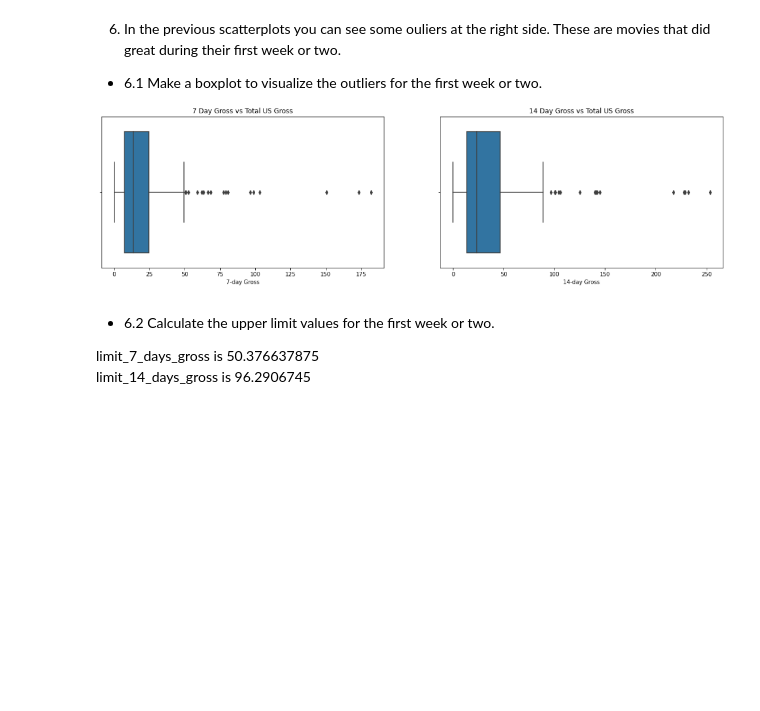
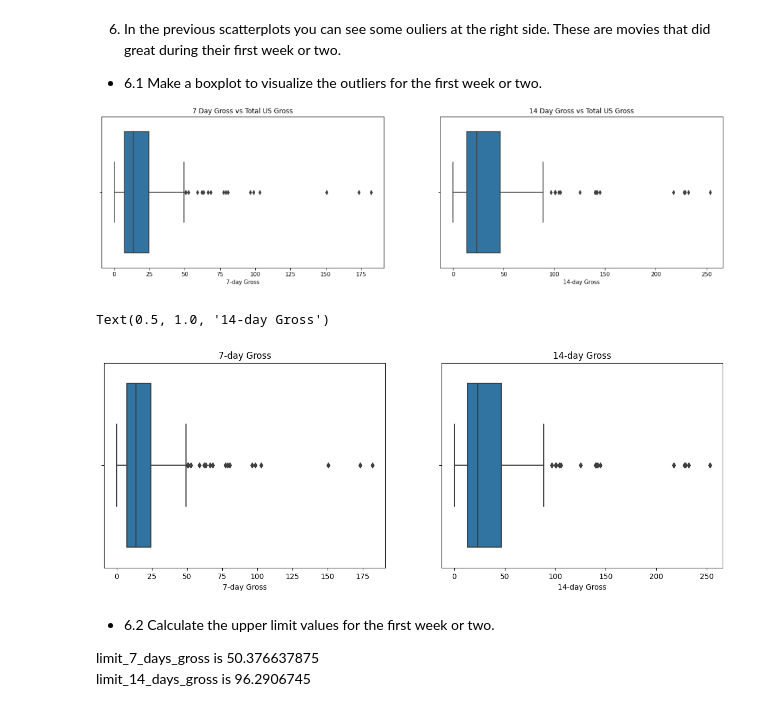
Before and after one commit to Bataklik/Data-Science-_-AI, a Jupyter notebook: 6-bivariate-quant/labs-regression.ipynb, the cells around one changed output. Cells and saved outputs as stored; diff of their text form; code cells hidden in the pictures; blank space fills up the shorter version.

```diff
--- a/6-bivariate-quant/labs-regression.ipynb
+++ b/6-bivariate-quant/labs-regression.ipynb
@@ -390,6 +464,16 @@ during their first week or two.
 * 6.1 Make a boxplot to visualize the outliers for the first week or two.
 
 ![image.png](embedded-picture-1)
+# %%
+fig, axs = plt.subplots(1, 2, figsize=(15, 5))
+# Het is te zien, dat er films zijn in de eerste week die meer verdienen dan het gemiddelde
+sns.boxplot(data=extra_7_days_gross, x='7-day Gross', ax=axs[0])
+axs[0].set_title('7-day Gross')
+sns.boxplot(data=extra_14_days_gross, x='14-day Gross', ax=axs[1])
+axs[1].set_title('14-day Gross')
+# %% [output]
+Text(0.5, 1.0, '14-day Gross')
+[figure, added]
 # %% [markdown]
 * 6.2 Calculate the upper limit values for the first week or two.
 
```
Also changed, not shown: parts of 17 cells of this notebook, 3 other files.
